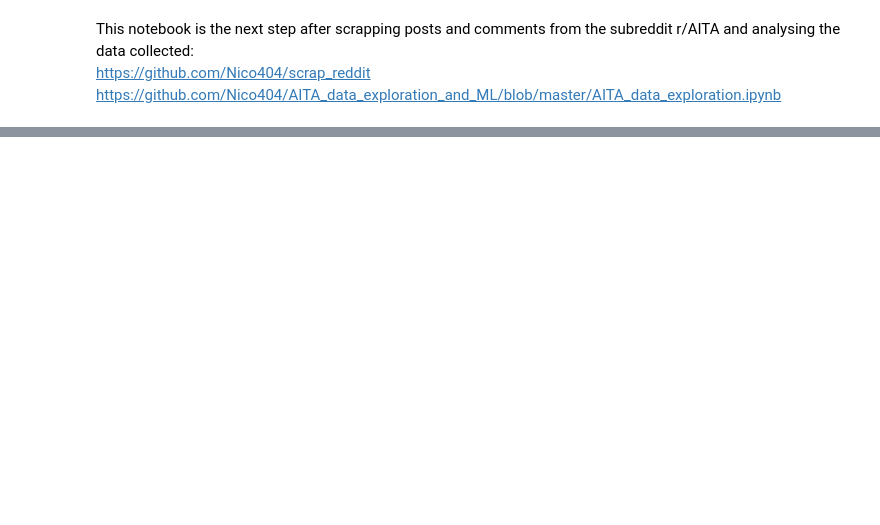
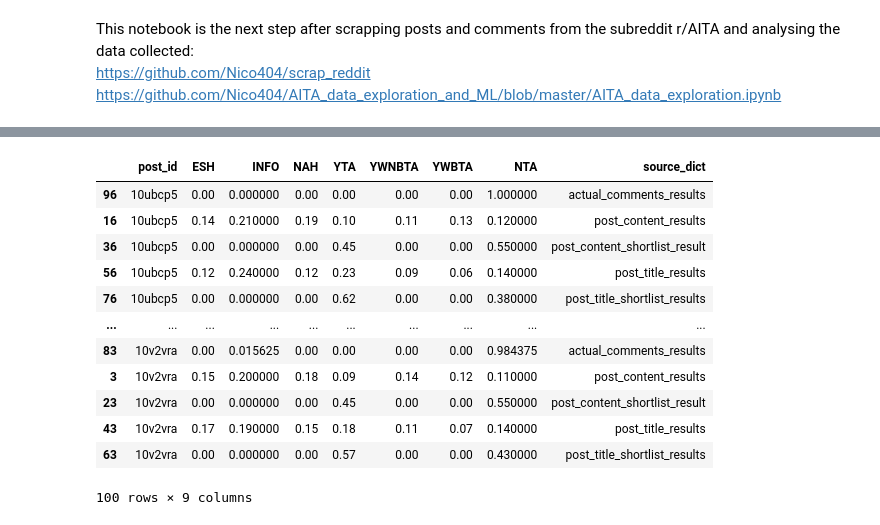
Before and after one commit to Nico404/AITA_data_exploration_and_ML, a Jupyter notebook: ML_models.ipynb, the cells around one changed output, grey strips where cells are left out. Cells and saved outputs as stored; diff of their text form; code cells hidden in the pictures; blank space fills up the shorter version.

Commit message:
zero-shot performence results

```diff
--- a/ML_models.ipynb
+++ b/ML_models.ipynb
@@ -115 +36,20 @@ Lets make functions and prettify the output
+# %%
+# function to get predictions for a dataframe
+def get_predictions(dataframe, labels, prompt_type, nb_iterations=20): # nb_iterations is the number of posts to predict on and will greatly implact run time
+    predictions = {}
+    for i, row in dataframe.iterrows():
+        post_results = {}
+        column_name = 'post_content' if prompt_type == 'content' else 'post_title'
+        post_prediction = pipe(row[column_name], labels)
+        post_results = {label: round(score, 2) for label, score in zip(post_prediction["labels"], post_prediction["scores"])}
+        predictions[row['post_id']] = post_results
+        if i == nb_iterations - 1 :
+            break
+    return predictions
+
+# get predictions for post content and post title with or without shortlist of labels
+post_content_results = get_predictions(posts_df, candidate_labels, 'content')
+post_content_shortlist_result = get_predictions(posts_df, candidate_labels_short, 'content')
+post_title_results = get_predictions(posts_df, candidate_labels, 'title')
+post_title_shortlist_results = get_predictions(posts_df, candidate_labels_short, 'title')
 # %%
@@ -169,0 +77,19 @@ print(all_comment_results)
+# %%
+# convert to dataframe clean and sort
+df = pd.DataFrame(dict_list).sort_values(by=['post_id', 'source_dict'])
+df.fillna(0.00, inplace=True)
+df
+# %% [output]
+|  | post_id | ESH | INFO | NAH | YTA | YWNBTA | YWBTA | NTA | source_dict |
+| 96 | 10ubcp5 | 0.00 | 0.000000 | 0.00 | 0.00 | 0.00 | 0.00 | 1.000000 | actual_comments_results |
+| 16 | 10ubcp5 | 0.14 | 0.210000 | 0.19 | 0.10 | 0.11 | 0.13 | 0.120000 | post_content_results |
+| 36 | 10ubcp5 | 0.00 | 0.000000 | 0.00 | 0.45 | 0.00 | 0.00 | 0.550000 | post_content_shortlist_result |
+| 56 | 10ubcp5 | 0.12 | 0.240000 | 0.12 | 0.23 | 0.09 | 0.06 | 0.140000 | post_title_results |
+| 76 | 10ubcp5 | 0.00 | 0.000000 | 0.00 | 0.62 | 0.00 | 0.00 | 0.380000 | post_title_shortlist_results |
+| ... | ... | ... | ... | ... | ... | ... | ... | ... | ... |
+| 83 | 10v2vra | 0.00 | 0.015625 | 0.00 | 0.00 | 0.00 | 0.00 | 0.984375 | actual_comments_results |
+| 3 | 10v2vra | 0.15 | 0.200000 | 0.18 | 0.09 | 0.14 | 0.12 | 0.110000 | post_content_results |
+| 23 | 10v2vra | 0.00 | 0.000000 | 0.00 | 0.45 | 0.00 | 0.00 | 0.550000 | post_content_shortlist_result |
+| 43 | 10v2vra | 0.17 | 0.190000 | 0.15 | 0.18 | 0.11 | 0.07 | 0.140000 | post_title_results |
+| 63 | 10v2vra | 0.00 | 0.000000 | 0.00 | 0.57 | 0.00 | 0.00 | 0.430000 | post_title_shortlist_results |
+100 rows × 9 columns
```
Also changed, not shown: parts of 15 cells of this notebook, 1 other file.
